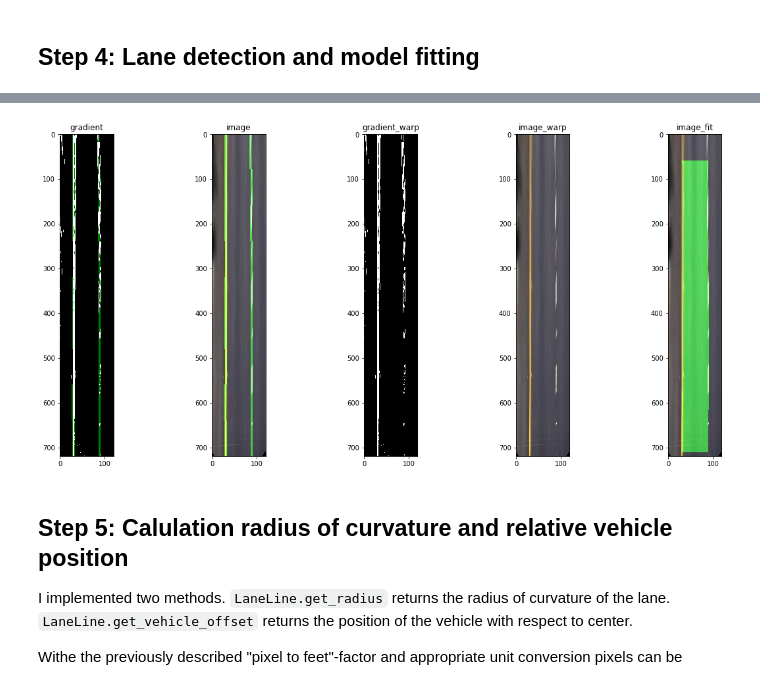
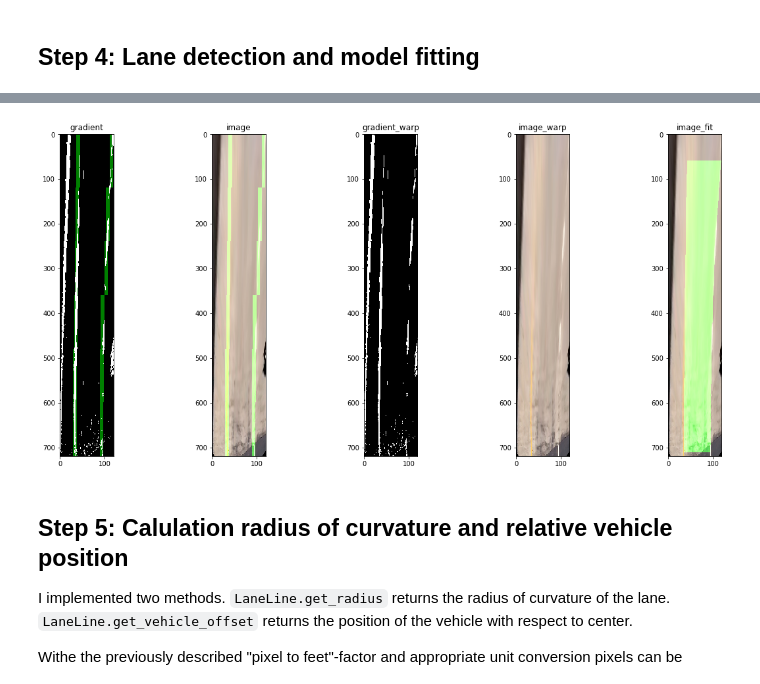
Before and after one commit to tw00/CarND-Advanced-Lane-Lines, a Jupyter notebook: README.ipynb, the cells around one changed output, grey strips where cells are left out. Cells and saved outputs as stored; diff of their text form; code cells hidden in the pictures.

```diff
--- a/README.ipynb
+++ b/README.ipynb
@@ -188,20 +206,23 @@ In order to smooth the result over time, the coefficients are also filtered with
 
 The result is shown in the following images:
 # %%
+image = cv2.imread('test_images/test10.jpg')
+image = cv2.cvtColor(image, cv2.COLOR_BGR2RGB)
+
 # Run full pipeline
 ld = LaneDetector()
 images = ld.pipeline(cam, ImageFilter, image)
 
 # Display the final results
 f, (ax1, ax2, ax3, ax4, ax5) = plt.subplots(1, 5, figsize=(20, 9))
 ax1.imshow(images['gradient']);                  ax1.set_title('gradient')
 ax2.imshow(images['image']);                     ax2.set_title('image')
 ax3.imshow(images['gradient_warp'],cmap='gray'); ax3.set_title('gradient_warp')
 ax4.imshow(images['image_warp']);                ax4.set_title('image_warp')
 ax5.imshow(images['image_fit']);                 ax5.set_title('image_fit')
 plt.show()
 # %% [output]
-[figure, old version]
+[figure, new version]
 # %% [markdown]
 ## Step 5: Calulation radius of curvature and relative vehicle position
 
```
Also changed, not shown: parts of 3 cells of this notebook, 1 other file.
